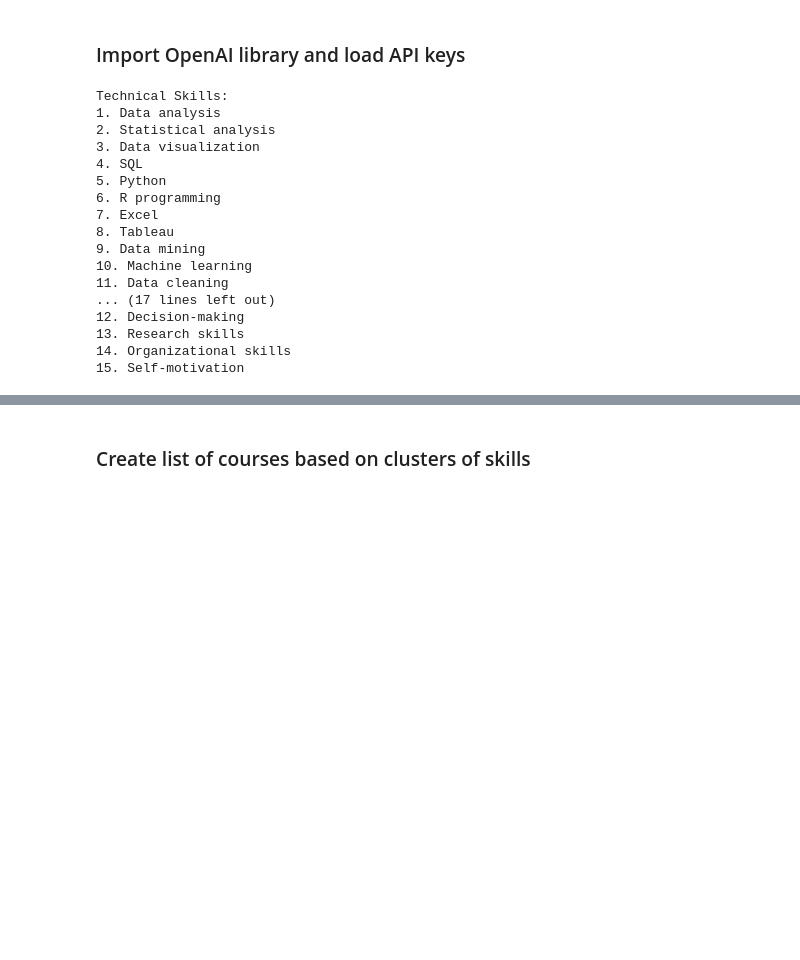
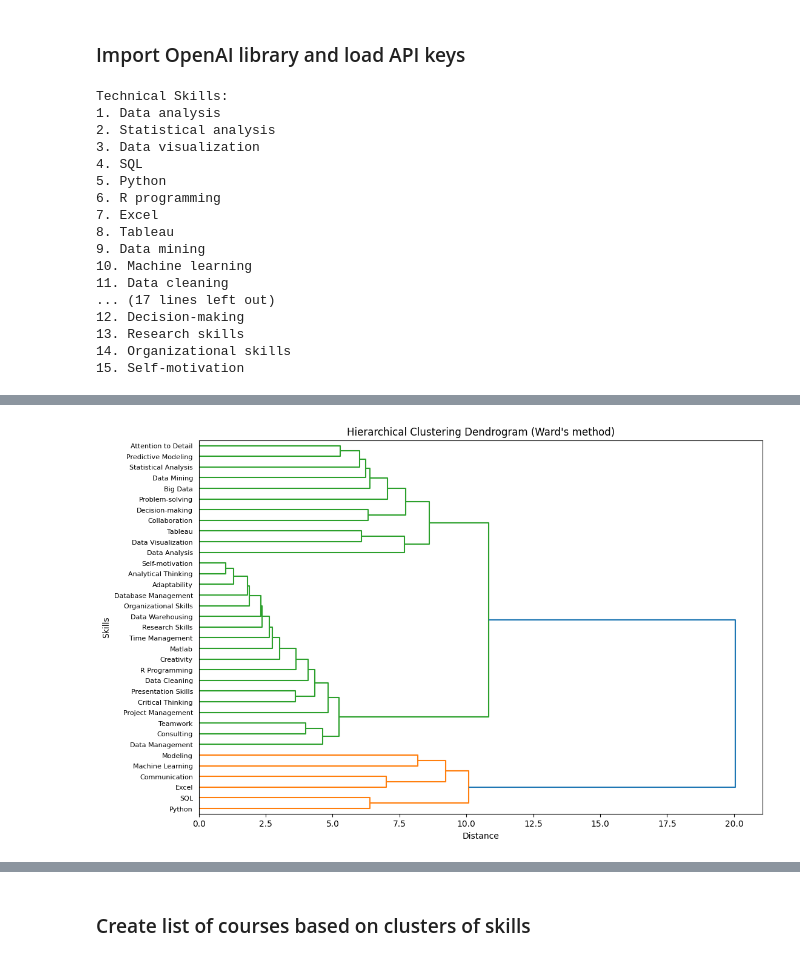
Before and after one commit to sourenpash/MIE162, a Jupyter notebook: assignment 3/Assignment_3_Template.ipynb, the cells around one changed output, grey strips where cells are left out. Drawn from its saved outputs; the diff is of its cells as text; code cells hidden in the pictures; blank space fills up the shorter version.

```diff
--- a/assignment 3/Assignment_3_Template.ipynb
+++ b/assignment 3/Assignment_3_Template.ipynb
@@ -364,0 +422,100 @@ temperature = 0.5
+# %%
+import pandas as pd
+import numpy as np
+import scipy.cluster.hierarchy as sch
+import matplotlib.pyplot as plt
+import pandas as pd
+import numpy as np
+from scipy.cluster.hierarchy import dendrogram, linkage
+import matplotlib.pyplot as plt
+from scipy.cluster.hierarchy import fcluster
+
+## Sample dataset file name (replace this sample dataset with the dataset to be used in Assignment 3)
+filename_data = 'content/2023-11-17_data+scientist_remote.csv'
+
+## Read csv file (dataset)
+results = pd.read_csv(filename_data)
+
+#Change column names
+results.rename(columns={'Job_Title': 'Title', 'Company_Name': 'Company', 'Job_Description': 'Descriptions'}, inplace=True)
+
+# Existing skills dictionaries
+sskills = {'Python': [], 'Matlab': [], 'Excel': [], 'SQL': []}
+tskills = {'Data Management': [], 'Big Data': [], 'Machine Learning': [], 'Modeling': []}
+bskills = {'Project Management': [], 'Consulting': []}
+pskills = {'Teamwork': [], 'Creativity': [], 'Communication': []}
+
+# New skills to be added
+technical_skills = {
+    'Data Analysis': [], 'Statistical Analysis': [], 'Data Visualization': [],
+    'R Programming': [], 'Tableau': [], 'Data Mining': [],
+    'Data Cleaning': [], 'Database Management': [], 'Predictive Modeling': [],
+    'Data Warehousing': []
+}
+
+soft_skills = {
+    'Analytical Thinking': [], 'Problem-solving': [], 'Attention to Detail': [],
+    'Critical Thinking': [], 'Time Management': [], 'Adaptability': [],
+    'Presentation Skills': [], 'Collaboration': [], 'Decision-making': [],
+    'Research Skills': [], 'Organizational Skills': [], 'Self-motivation': []
+}
+
+# Combine all skills into a single dictionary
+all_skills = {**sskills, **tskills, **bskills, **pskills, **technical_skills, **soft_skills}
+
+# Extract skills from job postings
+for _, row in results.iterrows():
+    cleantext = row["Descriptions"].lower()
+    for skill in all_skills:
+        all_skills[skill].append('1' if skill.lower() in cleantext else '0')
+
+# Define a function to plot dendrogram
+def plot_dendrogram(Z, title, labels):
+    plt.figure(figsize=(12, 8))
+    sch.dendrogram(Z, labels=labels, orientation='right')
+    plt.title(title)
+    plt.xlabel('Distance')
+    plt.ylabel('Skills')
+    plt.show()
+
+# Convert skills dictionaries into a DataFrame
+# Convert skills dictionaries into a DataFrame
+df_skills = pd.DataFrame(all_skills)
+
+# Convert all entries to numeric values for clustering
+df_skills_numeric = df_skills.apply(pd.to_numeric)
+
+# Define a function to plot dendrogram
+def plot_dendrogram(Z, title, labels):
+    plt.figure(figsize=(12, 8))
+    sch.dendrogram(Z, labels=labels, orientation='right')
+    plt.title(title)
+    plt.xlabel('Distance')
+    plt.ylabel('Skills')
+    plt.show()
+
+# Function to create a proximity matrix using Jaccard similarity
+def create_jaccard_similarity_matrix(df):
+    a = df.values.astype(bool)
+    D = np.zeros((a.shape[1], a.shape[1]))
+    for i in range(a.shape[1]):
+        for j in range(i, a.shape[1]):
+            intersection = np.sum(a[:, i] & a[:, j])
+            union = np.sum(a[:, i] | a[:, j])
+            D[i, j] = D[j, i] = 1 - (intersection / union if union != 0 else 0)
+    return D
+
+# Create Jaccard similarity matrix
+D = create_jaccard_similarity_matrix(df_skills_numeric)
+
+# Perform hierarchical clustering using Ward's method
+Z_ward = sch.linkage(df_skills_numeric.T, method='ward')
+plot_dendrogram(Z_ward, "Hierarchical Clustering Dendrogram (Ward's method)", df_skills_numeric.columns)
+
+# Perform hierarchical clustering using different linkage methods with Jaccard matrix
+methods = ['complete', 'average', 'centroid']
+for method in methods:
+    Y = sch.linkage(D, method=method)
+    plot_dendrogram(Y, f"Hierarchical Clustering Dendrogram ({method.title()} method)", df_skills_numeric.columns)
+# %% [output]
+[figure, added]
```
Also changed, not shown: parts of 16 cells of this notebook, 14 other files.
